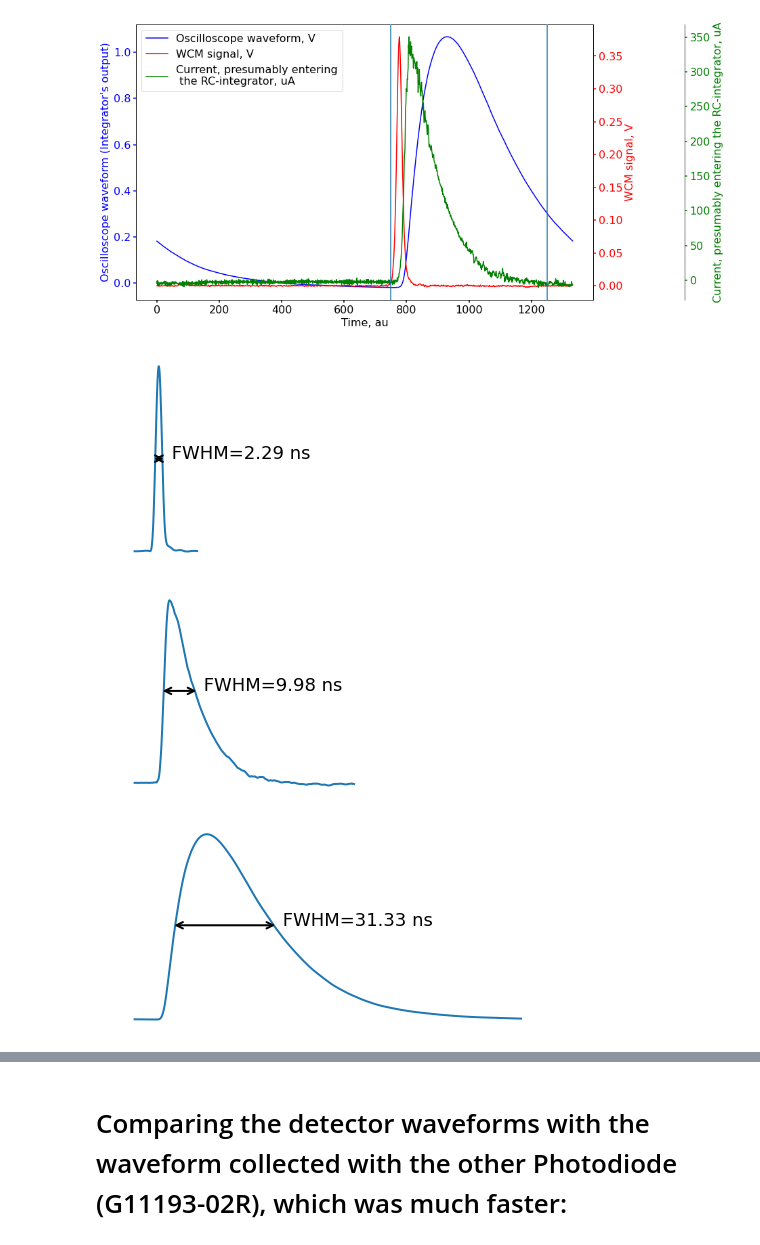
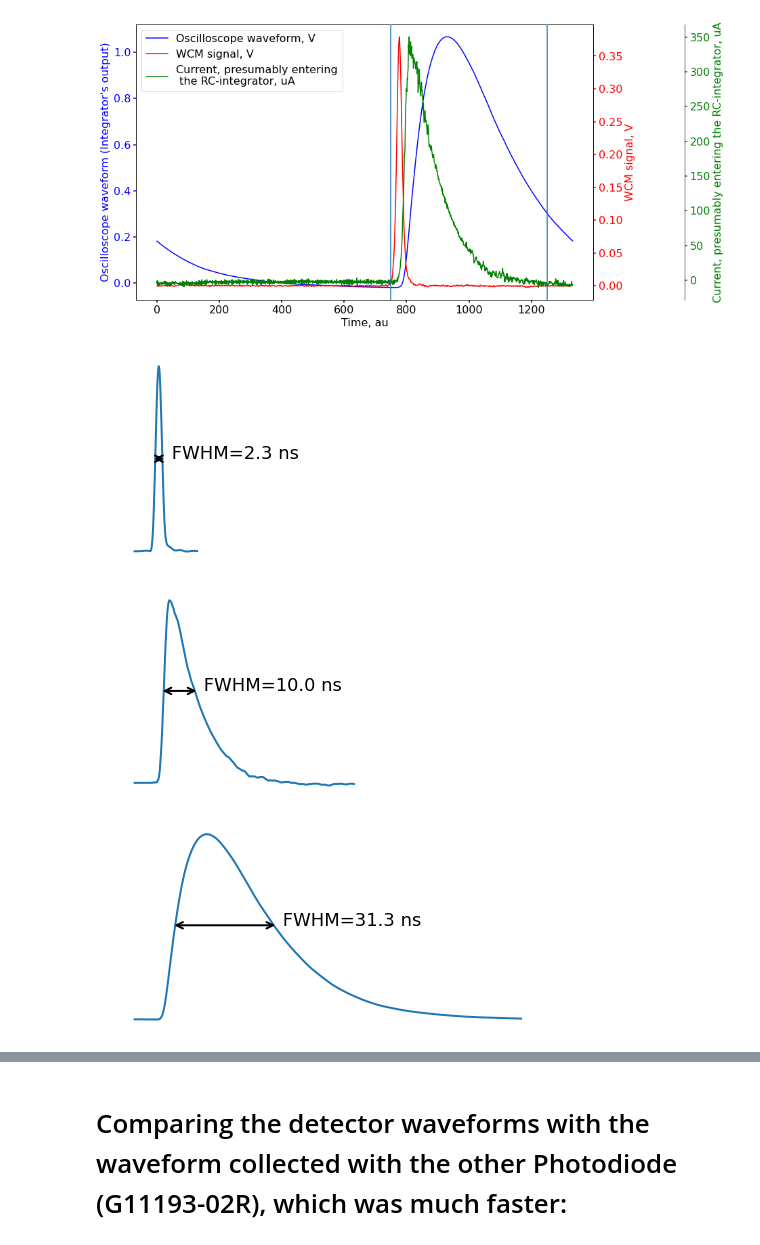
Before and after one commit to IharLobach/fur, a Jupyter notebook: shifts/shift_03_09_2020/amlitude_vs_current_directly_connected_03_09_2020.ipynb, the cells around one changed output, grey strips where cells are left out. Saved outputs shown, nothing was run; the diff lists cells and outputs as text; code cells hidden in the pictures.

```diff
--- a/shifts/shift_03_09_2020/amlitude_vs_current_directly_connected_03_09_2020.ipynb
+++ b/shifts/shift_03_09_2020/amlitude_vs_current_directly_connected_03_09_2020.ipynb
@@ -248,37 +245,37 @@ for wf in wfs_filtered:
         if i>0:
             if (y>halfmax) and (wf[i-1]<=halfmax):
                 left_pos.append(i-d)
             if (y<halfmax) and (wf[i-1]>=halfmax):
                 right_pos.append(i+d)
 names = ["wcm_wf.png", "photodiode_wf.png", "integrator_wf.png"]
 xlims = [
     [100,300],
     [100,800],
     [100,1333]
 ]
 for i,wf in enumerate(wfs_filtered):
     halfmax = max(wf)/2
     left, right = left_pos[i], right_pos[i]
     plt.plot(range(*xlims[i]),wf[xlims[i][0]:xlims[i][1]], linewidth=scale*4)
     plt.xlim(0,len(wf))
     plt.annotate(s="", xy=(left, halfmax),
                  xytext=(right, halfmax),
                  arrowprops=dict(
                      arrowstyle='<->',
                      linewidth=scale*4))
     dt0 = per*1e9/len(wf)
-    plt.annotate(s=f" FWHM={(right-left-2*d)*dt0:.2f} ns",xy=(right, halfmax),
+    plt.annotate(s=f" FWHM={(right-left-2*d)*dt0:.1f} ns",xy=(right, halfmax),
                 fontsize=scale*36)
     plt.axis('off')
     plt.savefig(os.path.join(prl_images,
                              "integrator_and_comb_filter"
                              ,names[i]),
             dpi=300, bbox_inches='tight')
     plt.show()
 # %% [output]
-[figure, old version]
+[figure, new version]
-[figure, old version]
+[figure, new version]
-[figure, old version]
+[figure, new version]
 # %%
 photodiode_transmission = np.fft.rfft(photodiode_current)/np.fft.rfft(bpm_wf)
 i_max = 80
```
Also changed, not shown: parts of 9 cells of this notebook, 3 other files.
